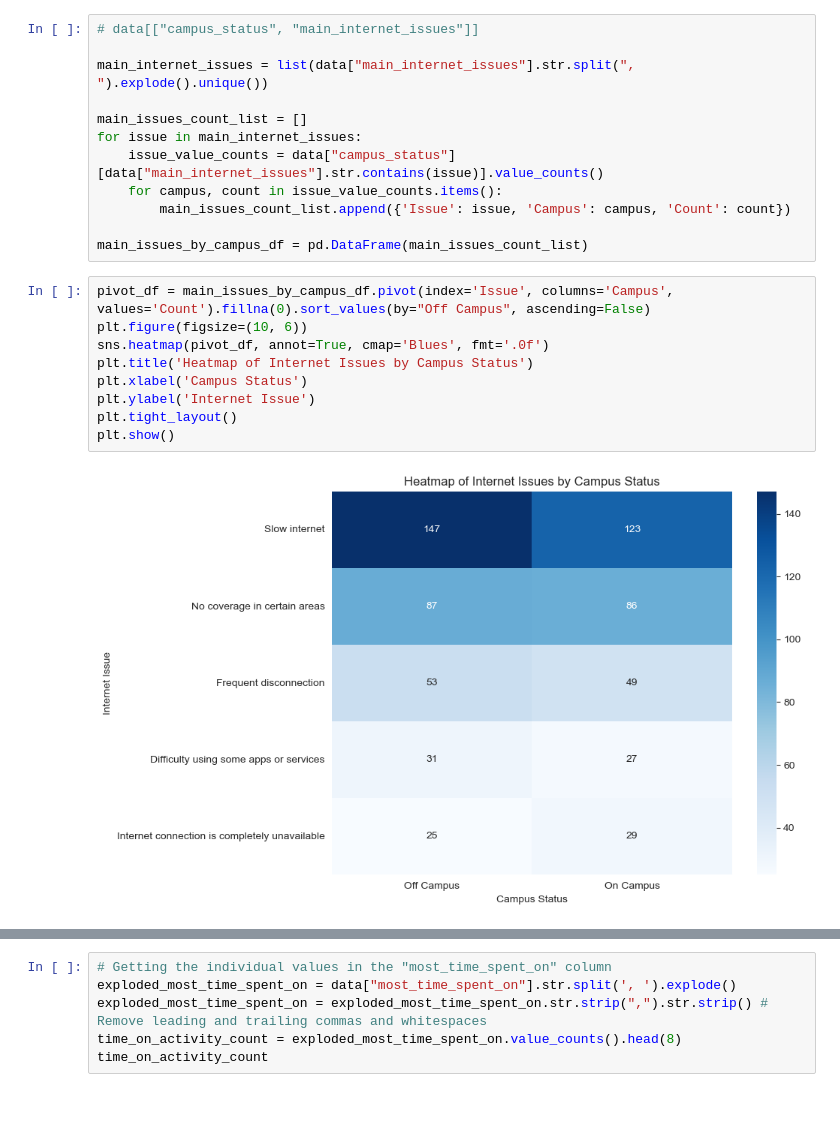
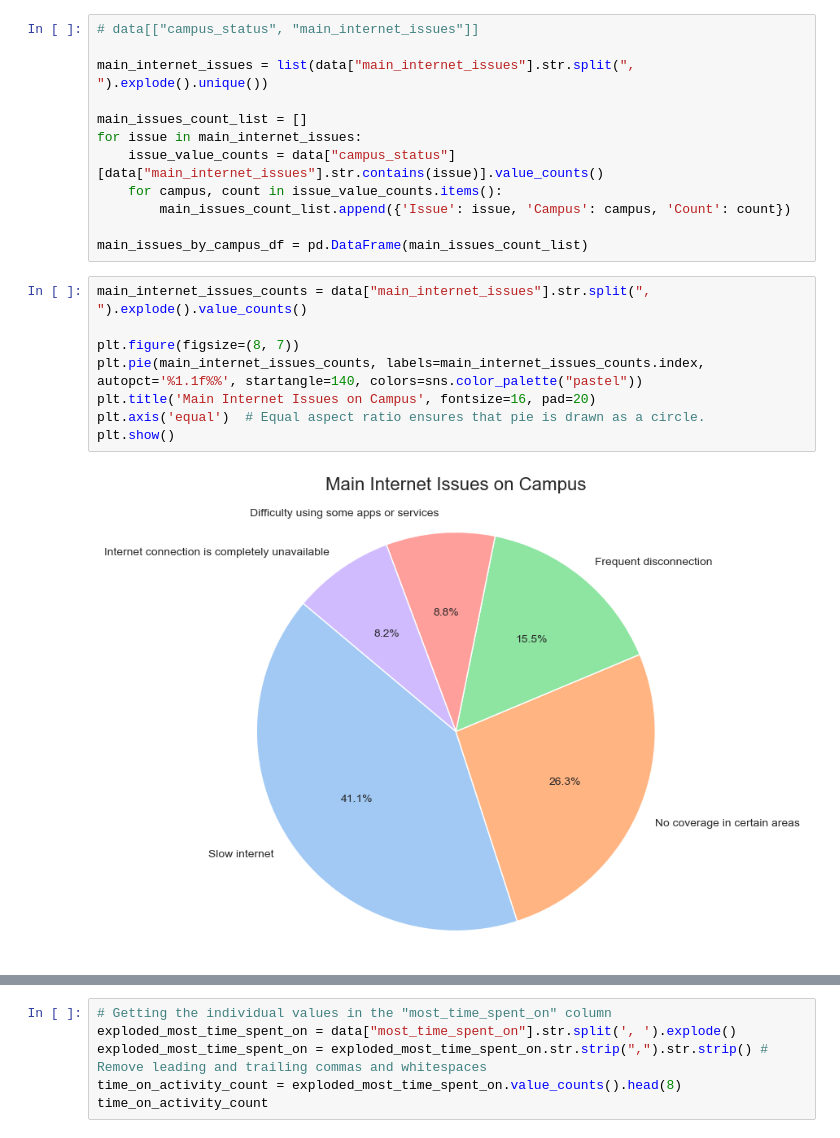
Before and after one commit to kingksjo/internet-survey, a Jupyter notebook: internet-survey.ipynb, the cells around one changed output, grey strips where cells are left out. Saved outputs shown, nothing was run; the diff lists cells and outputs as text; blank space fills up the shorter version.

Commit message:
Added internet issues pie chart

```diff
--- a/internet-survey.ipynb
+++ b/internet-survey.ipynb
@@ -324,14 +324,13 @@ for issue in main_internet_issues:
         main_issues_count_list.append({'Issue': issue, 'Campus': campus, 'Count': count})
 
 main_issues_by_campus_df = pd.DataFrame(main_issues_count_list)
-# %%
-pivot_df = main_issues_by_campus_df.pivot(index='Issue', columns='Campus', values='Count').fillna(0).sort_values(by="Off Campus", ascending=False)
-plt.figure(figsize=(10, 6))
-sns.heatmap(pivot_df, annot=True, cmap='Blues', fmt='.0f')
-plt.title('Heatmap of Internet Issues by Campus Status')
-plt.xlabel('Campus Status')
-plt.ylabel('Internet Issue')
-plt.tight_layout()
-plt.show()
-# %% [output]
-[figure, removed]
+# %%
+main_internet_issues_counts = data["main_internet_issues"].str.split(", ").explode().value_counts()
+
+plt.figure(figsize=(8, 7))
+plt.pie(main_internet_issues_counts, labels=main_internet_issues_counts.index, autopct='%1.1f%%', startangle=140, colors=sns.color_palette("pastel"))
+plt.title('Main Internet Issues on Campus', fontsize=16, pad=20)
+plt.axis('equal')  # Equal aspect ratio ensures that pie is drawn as a circle.
+plt.show()
+# %% [output]
+[figure, added]
```
Also changed, not shown: parts of 1 cell of this notebook.
